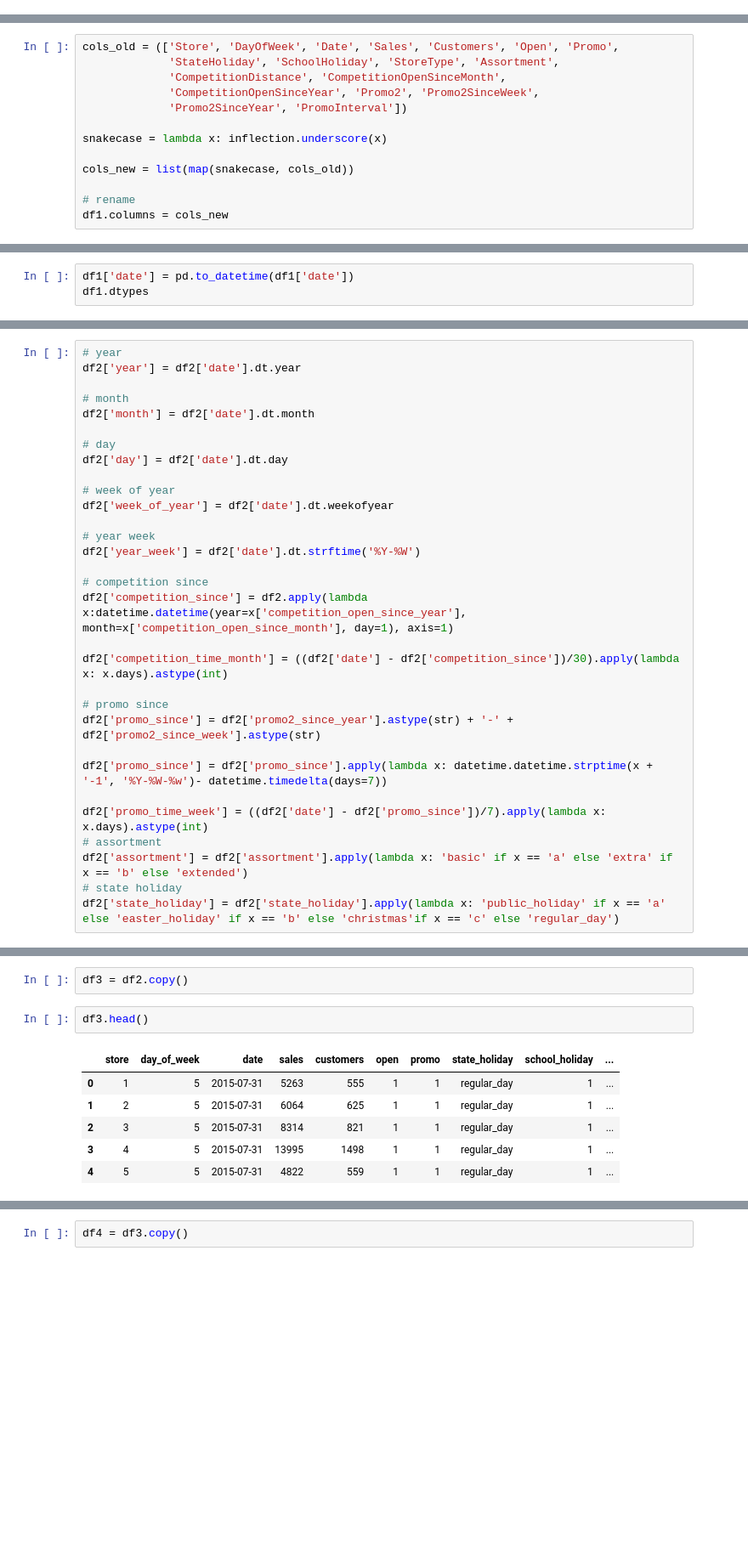
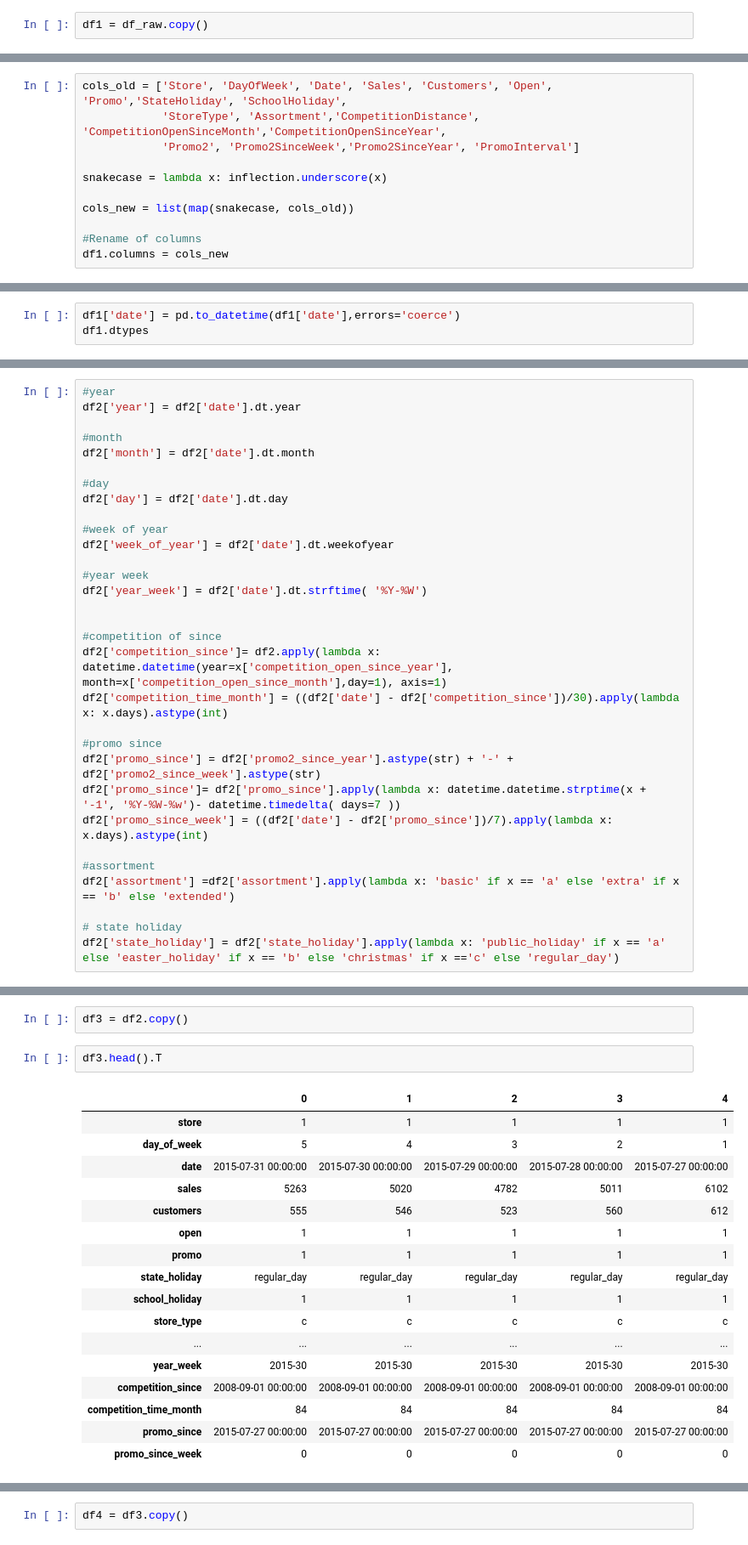
Before and after one commit to leoserpa/Rossmann_Stores, a Jupyter notebook: m06_v01_store_sales_prediction.ipynb, the cells around one changed output, grey strips where cells are left out. Shown at 85% size. Drawn from its saved outputs; the diff is of its cells as text; blank space fills up the shorter version.

```diff
--- a/m06_v01_store_sales_prediction.ipynb
+++ b/m06_v01_store_sales_prediction.ipynb
@@ -151,2 +159,4 @@ df1 = df_row.copy()
 # %% [markdown]
 ## 1.1. Rename Columns
+# %%
+df1 = df_raw.copy()
@@ -153,14 +172,12 @@ df1 = df_row.copy()
 # %%
-cols_old = (['Store', 'DayOfWeek', 'Date', 'Sales', 'Customers', 'Open', 'Promo',
-             'StateHoliday', 'SchoolHoliday', 'StoreType', 'Assortment',
-             'CompetitionDistance', 'CompetitionOpenSinceMonth',
-             'CompetitionOpenSinceYear', 'Promo2', 'Promo2SinceWeek',
-             'Promo2SinceYear', 'PromoInterval'])
+cols_old = ['Store', 'DayOfWeek', 'Date', 'Sales', 'Customers', 'Open', 'Promo','StateHoliday', 'SchoolHoliday',
+            'StoreType', 'Assortment','CompetitionDistance', 'CompetitionOpenSinceMonth','CompetitionOpenSinceYear',
+            'Promo2', 'Promo2SinceWeek','Promo2SinceYear', 'PromoInterval']
 
 snakecase = lambda x: inflection.underscore(x)
 
 cols_new = list(map(snakecase, cols_old))
 
-# rename
+#Rename of columns
 df1.columns = cols_new
 # %% [markdown]
@@ -174,7 +213,7 @@ Number of cols: 18
 # %% [markdown]
 ## 1.3. Data Types
 # %%
-df1['date'] = pd.to_datetime(df1['date'])
+df1['date'] = pd.to_datetime(df1['date'],errors='coerce')
 df1.dtypes
 # %% [output]
 store                                    int64
@@ -492,34 +527,34 @@ Image('image.png')
 # %%
-# year
+#year
 df2['year'] = df2['date'].dt.year
 
-# month
+#month
 df2['month'] = df2['date'].dt.month
 
-# day
+#day
 df2['day'] = df2['date'].dt.day
 
-# week of year
+#week of year
 df2['week_of_year'] = df2['date'].dt.weekofyear
 
-# year week
-df2['year_week'] = df2['date'].dt.strftime('%Y-%W')
+#year week
+df2['year_week'] = df2['date'].dt.strftime( '%Y-%W')
 
-# competition since
-df2['competition_since'] = df2.apply(lambda x:datetime.datetime(year=x['competition_open_since_year'], month=x['competition_open_since_month'], day=1), axis=1)
 
+#competition of since
+df2['competition_since']= df2.apply(lambda x: datetime.datetime(year=x['competition_open_since_year'], month=x['competition_open_since_month'],day=1), axis=1)
 df2['competition_time_month'] = ((df2['date'] - df2['competition_since'])/30).apply(lambda x: x.days).astype(int)
 
-# promo since
+#promo since
 df2['promo_since'] = df2['promo2_since_year'].astype(str) + '-' + df2['promo2_since_week'].astype(str)
+df2['promo_since']= df2['promo_since'].apply(lambda x: datetime.datetime.strptime(x + '-1', '%Y-%W-%w')- datetime.timedelta( days=7 ))
+df2['promo_since_week'] = ((df2['date'] - df2['promo_since'])/7).apply(lambda x: x.days).astype(int)
 
-df2['promo_since'] = df2['promo_since'].apply(lambda x: datetime.datetime.strptime(x + '-1', '%Y-%W-%w')- datetime.timedelta(days=7))
+#assortment
+df2['assortment'] =df2['assortment'].apply(lambda x: 'basic' if x == 'a' else 'extra' if x == 'b' else 'extended')
 
-df2['promo_time_week'] = ((df2['date'] - df2['promo_since'])/7).apply(lambda x: x.days).astype(int)
-# assortment
-df2['assortment'] = df2['assortment'].apply(lambda x: 'basic' if x == 'a' else 'extra' if x == 'b' else 'extended')
 # state holiday
-df2['state_holiday'] = df2['state_holiday'].apply(lambda x: 'public_holiday' if x == 'a' else 'easter_holiday' if x == 'b' else 'christmas'if x == 'c' else 'regular_day')
+df2['state_holiday'] = df2['state_holiday'].apply(lambda x: 'public_holiday' if x == 'a' else 'easter_holiday' if x == 'b' else 'christmas' if x =='c' else 'regular_day')
 # %%
 df2.head().T
 # %% [output]
@@ -545,12 +586,23 @@ df2.head().T
 # %%
 df3 = df2.copy()
 # %%
-df3.head()
+df3.head().T
 # %% [output]
-|  | store | day_of_week | date | sales | customers | open | promo | state_holiday | school_holiday | ... |
-| 0 | 1 | 5 | 2015-07-31 | 5263 | 555 | 1 | 1 | regular_day | 1 | ... |
-| 1 | 2 | 5 | 2015-07-31 | 6064 | 625 | 1 | 1 | regular_day | 1 | ... |
-| 2 | 3 | 5 | 2015-07-31 | 8314 | 821 | 1 | 1 | regular_day | 1 | ... |
-| 3 | 4 | 5 | 2015-07-31 | 13995 | 1498 | 1 | 1 | regular_day | 1 | ... |
-| 4 | 5 | 5 | 2015-07-31 | 4822 | 559 | 1 | 1 | regular_day | 1 | ... |
+|  | 0 | 1 | 2 | 3 | 4 |
+| store | 1 | 1 | 1 | 1 | 1 |
+| day_of_week | 5 | 4 | 3 | 2 | 1 |
+| date | 2015-07-31 00:00:00 | 2015-07-30 00:00:00 | 2015-07-29 00:00:00 | 2015-07-28 00:00:00 | 2015-07-27 00:00:00 |
+| sales | 5263 | 5020 | 4782 | 5011 | 6102 |
+| customers | 555 | 546 | 523 | 560 | 612 |
+| open | 1 | 1 | 1 | 1 | 1 |
+| promo | 1 | 1 | 1 | 1 | 1 |
+| state_holiday | regular_day | regular_day | regular_day | regular_day | regular_day |
+| school_holiday | 1 | 1 | 1 | 1 | 1 |
+| store_type | c | c | c | c | c |
+| ... | ... | ... | ... | ... | ... |
+| year_week | 2015-30 | 2015-30 | 2015-30 | 2015-30 | 2015-30 |
+| competition_since | 2008-09-01 00:00:00 | 2008-09-01 00:00:00 | 2008-09-01 00:00:00 | 2008-09-01 00:00:00 | 2008-09-01 00:00:00 |
+| competition_time_month | 84 | 84 | 84 | 84 | 84 |
+| promo_since | 2015-07-27 00:00:00 | 2015-07-27 00:00:00 | 2015-07-27 00:00:00 | 2015-07-27 00:00:00 | 2015-07-27 00:00:00 |
+| promo_since_week | 0 | 0 | 0 | 0 | 0 |
 # %% [markdown]
```
Also changed, not shown: parts of 235 cells of this notebook.
